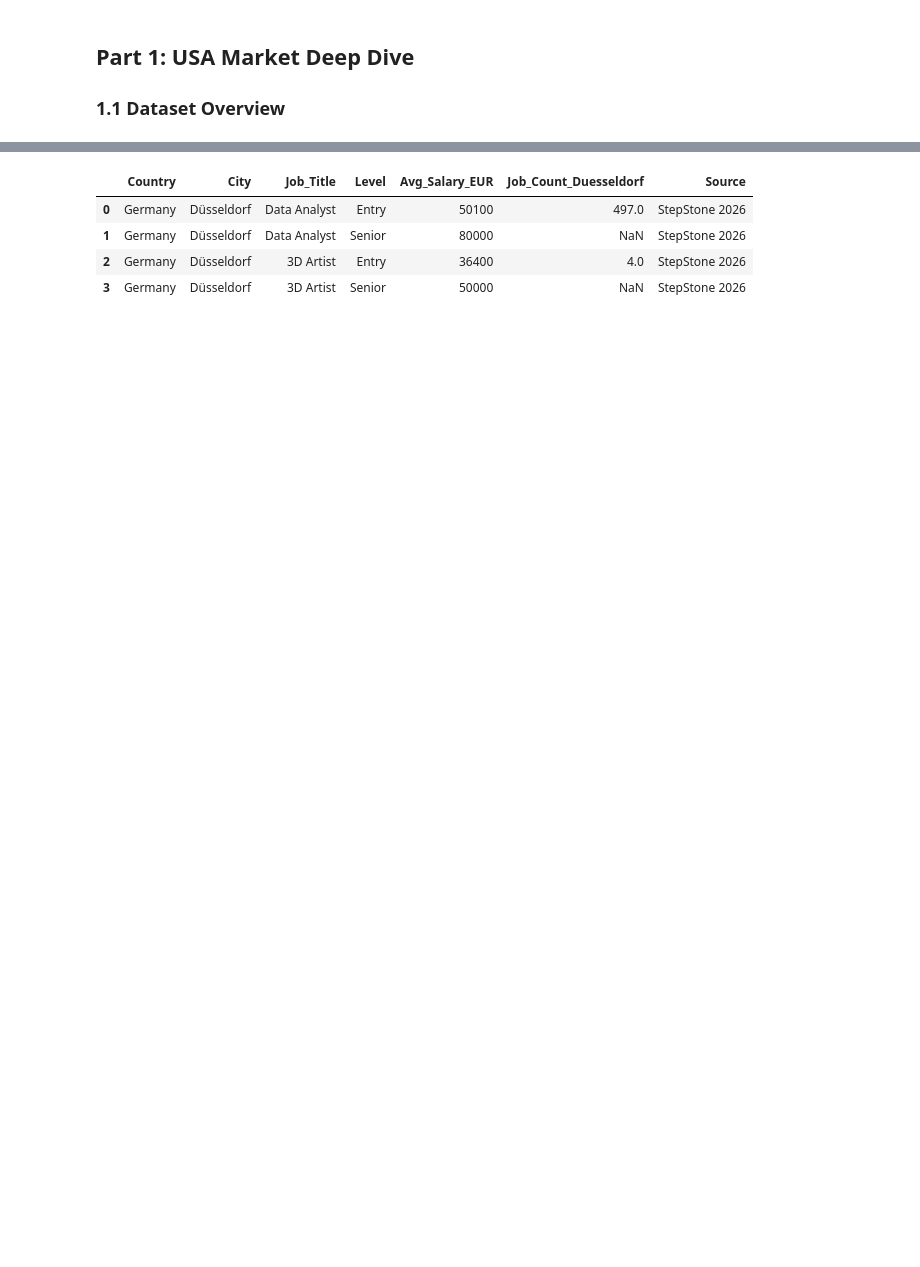
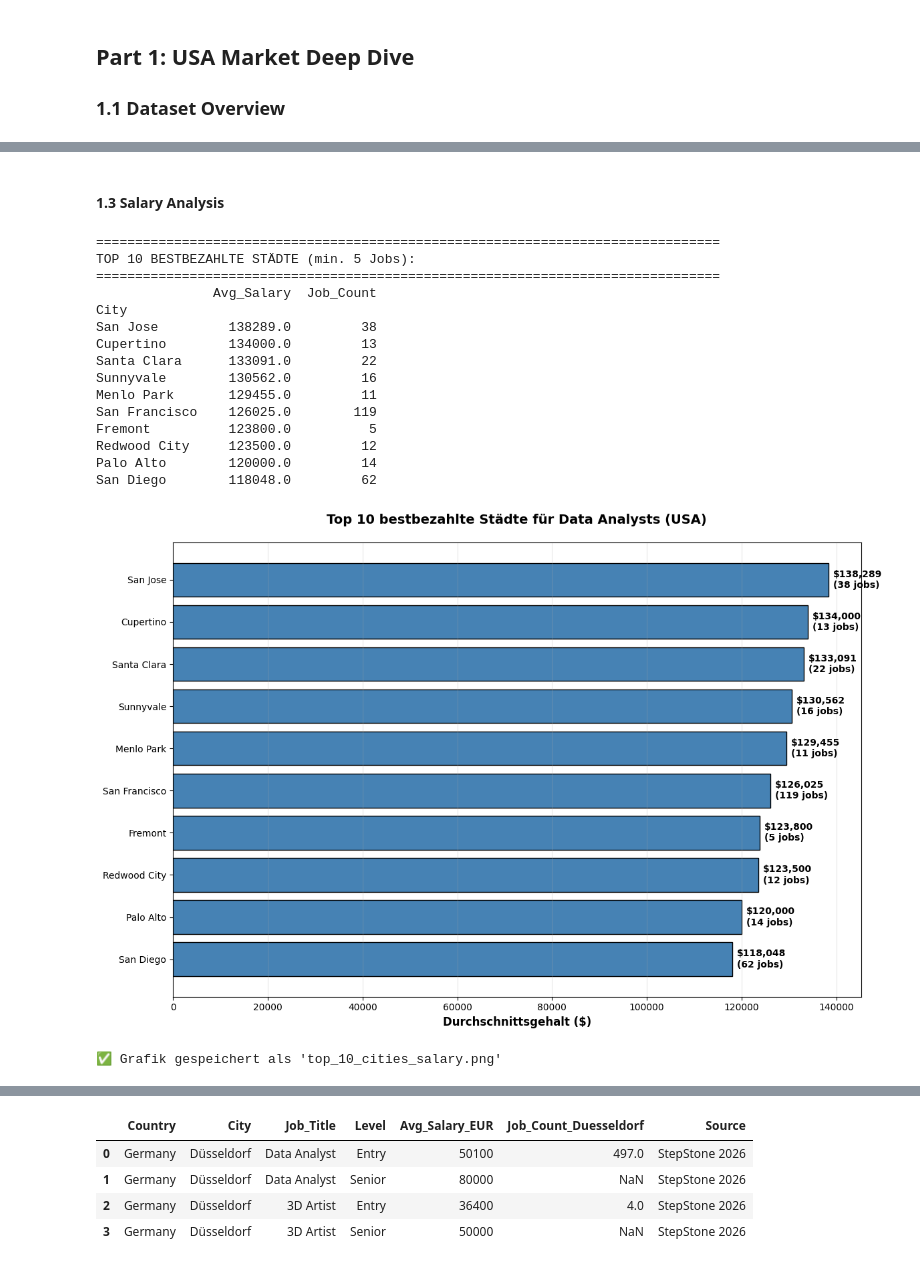
Before and after one commit to tvankov/Data-Analyst-Job-Market, a Jupyter notebook: DataAnalystJobMarketAnalysis_USAvsGermanyComparison.ipynb, the cells around one changed output, grey strips where cells are left out. Drawn from its saved outputs; the diff is of its cells as text; code cells hidden in the pictures; blank space fills up the shorter version.

```diff
--- a/DataAnalystJobMarketAnalysis_USAvsGermanyComparison.ipynb
+++ b/DataAnalystJobMarketAnalysis_USAvsGermanyComparison.ipynb
@@ -82,0 +126,77 @@ df_usa_cleaned.head(1)
+# %% [markdown]
+#### 1.3 Salary Analysis
+# %%
+import matplotlib.pyplot as plt
+import seaborn as sns
+
+# Gehälter:
+# Top 10 bestbezahlte Städte
+
+# Durchschnittsgehalt pro Stadt berechnen
+# Nur Städte mit mindestens 5 Jobs berücksichtigen
+city_salary = df_usa_cleaned.groupby('City').agg({
+    'Max Salary Estimate': ['mean', 'count']
+}).round(0)
+
+city_salary.columns = ['Avg_Salary', 'Job_Count']
+city_salary = city_salary[city_salary['Job_Count'] >= 5]  # Min 5 Jobs
+city_salary = city_salary.sort_values('Avg_Salary', ascending=False)
+
+# Top 10
+top_10_cities = city_salary.head(10)
+
+print("\n" + "="*80)
+print("TOP 10 BESTBEZAHLTE STÄDTE (min. 5 Jobs):")
+print("="*80)
+print(top_10_cities)
+
+
+#---------------------------------------------------------------------------------------------------------
+
+# Erstelle Balkendiagramm
+plt.figure(figsize=(12, 8))
+
+# Daten vorbereiten
+cities = top_10_cities.index.tolist()
+salaries = top_10_cities['Avg_Salary'].values
+job_counts = top_10_cities['Job_Count'].values
+
+# Balkendiagramm
+bars = plt.barh(cities, salaries, color='steelblue', edgecolor='black')
+
+# Jobnummer als Text hinzufügen
+for i, (bar, count, salary) in enumerate(zip(bars, job_counts, salaries)):
+    plt.text(salary + 1000, i, f'${salary:,.0f}\n({int(count)} jobs)',
+             va='center', fontsize=10, fontweight='bold')
+
+plt.xlabel('Durchschnittsgehalt ($)', fontsize=12, fontweight='bold')
+plt.title('Top 10 bestbezahlte Städte für Data Analysts (USA)',
+          fontsize=14, fontweight='bold', pad=20)
+plt.grid(axis='x', alpha=0.3)
+plt.tight_layout()
+plt.gca().invert_yaxis()  # Höchste oben
+
+plt.savefig('top_10_cities_salary.png', dpi=300, bbox_inches='tight')
+plt.show()
+
+print("\n✅ Grafik gespeichert als 'top_10_cities_salary.png'")
+df_usa_cleaned.head(1)
+city_salary.head()
+# %% [output]
+================================================================================
+TOP 10 BESTBEZAHLTE STÄDTE (min. 5 Jobs):
+================================================================================
+               Avg_Salary  Job_Count
+City
+San Jose         138289.0         38
+Cupertino        134000.0         13
+Santa Clara      133091.0         22
+Sunnyvale        130562.0         16
+Menlo Park       129455.0         11
+San Francisco    126025.0        119
+Fremont          123800.0          5
+Redwood City     123500.0         12
+Palo Alto        120000.0         14
+San Diego        118048.0         62
+[figure, added]
+✅ Grafik gespeichert als 'top_10_cities_salary.png'
```
Also changed, not shown: parts of 4 cells of this notebook, 1 other file.
